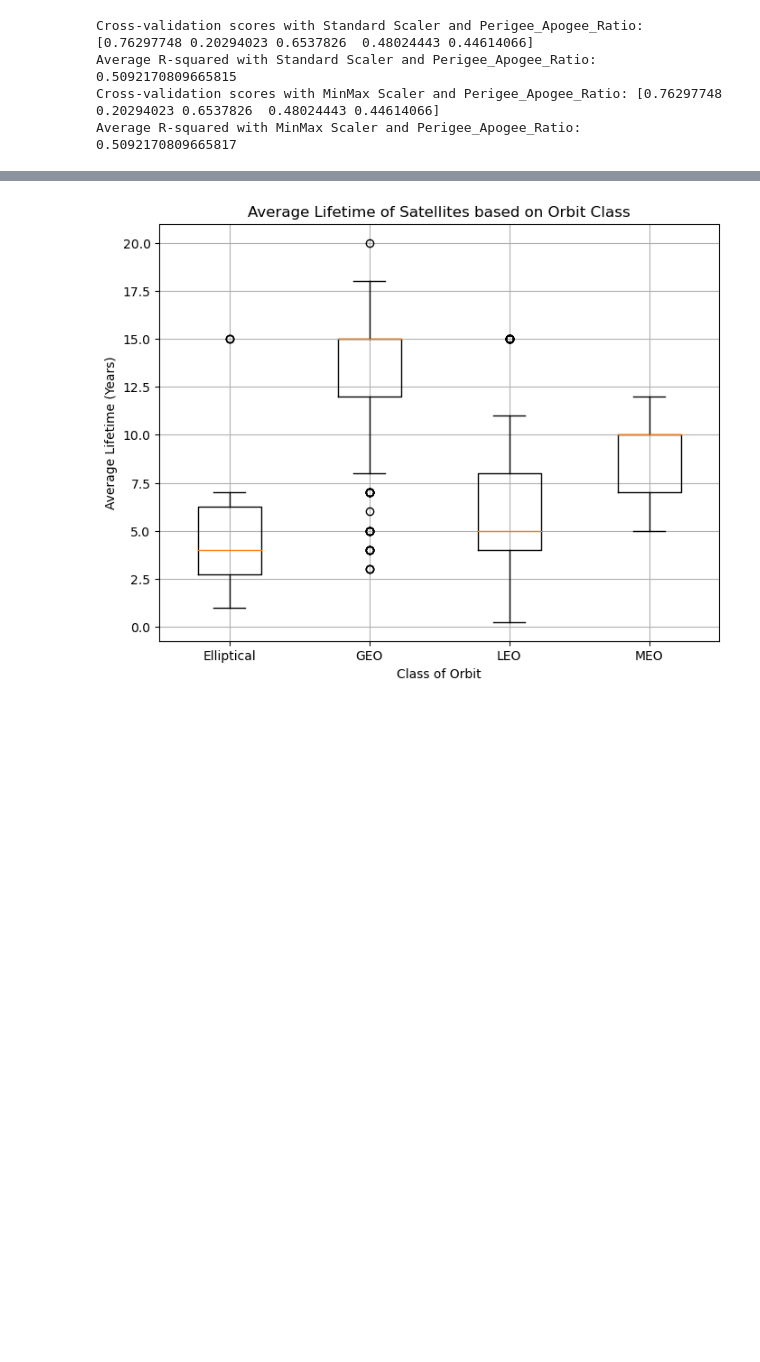
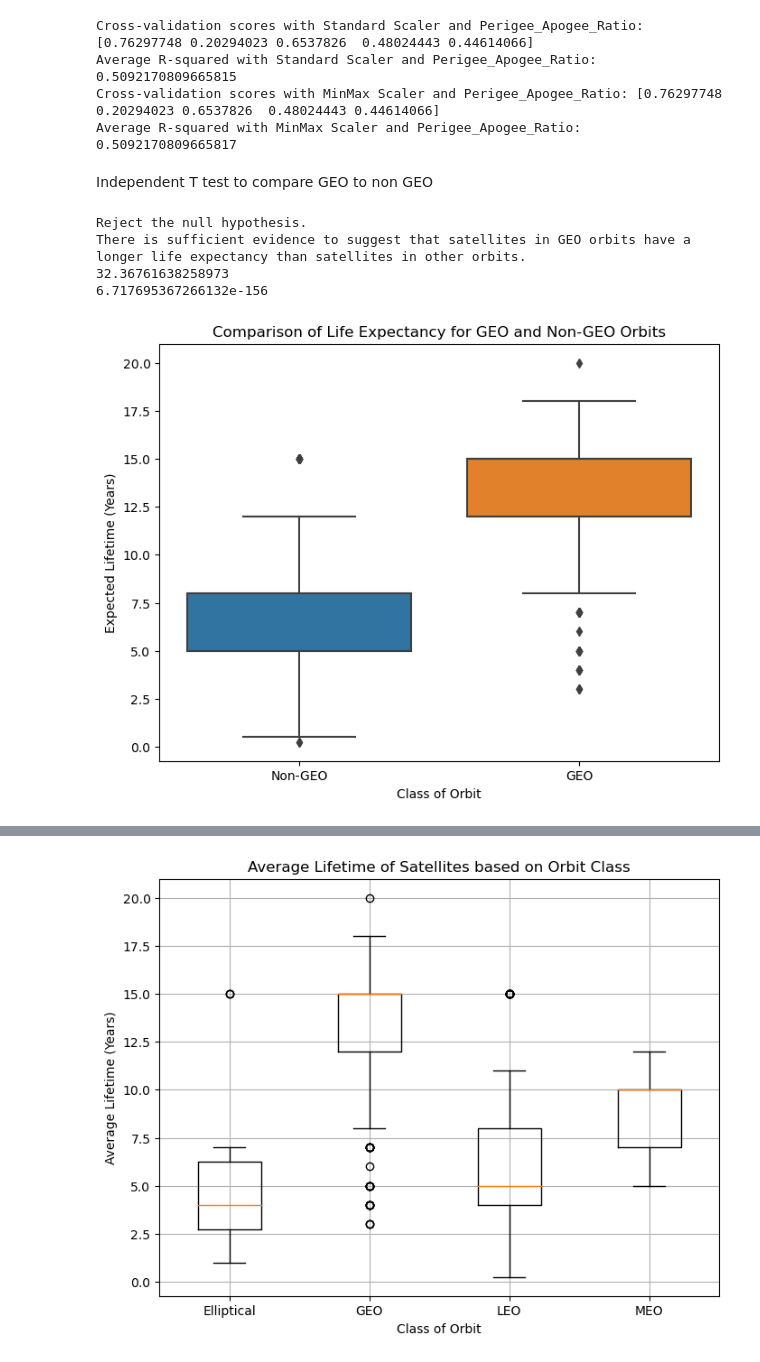
Before and after one commit to joshlynj/active_satellites, a Jupyter notebook: notebooks/EDA.ipynb, the cells around one changed output, grey strips where cells are left out. Cells and saved outputs as stored; diff of their text form; code cells hidden in the pictures; blank space fills up the shorter version.

Commit message:
hypothesis testing!

```diff
--- a/notebooks/EDA.ipynb
+++ b/notebooks/EDA.ipynb
@@ -814,3 +873,41 @@ Cross-validation scores with Standard Scaler and Perigee_Apogee_Ratio: [0.762977
 Average R-squared with Standard Scaler and Perigee_Apogee_Ratio: 0.5092170809665815
 Cross-validation scores with MinMax Scaler and Perigee_Apogee_Ratio: [0.76297748 0.20294023 0.6537826  0.48024443 0.44614066]
 Average R-squared with MinMax Scaler and Perigee_Apogee_Ratio: 0.5092170809665817
+# %% [markdown]
+Independent T test to compare GEO to non GEO
+# %%
+import pandas as pd
+from scipy.stats import ttest_ind
+
+
+data_geo = orbit[orbit['Class of Orbit_GEO'] == 1]['Expected Lifetime (Years)']
+data_non_geo = orbit[orbit['Class of Orbit_GEO'] == 0]['Expected Lifetime (Years)']
+
+statistic, p_value = ttest_ind(data_geo, data_non_geo, alternative='greater')
+
+alpha = 0.05
+
+if p_value < alpha:
+    print("Reject the null hypothesis.")
+    print("There is sufficient evidence to suggest that satellites in GEO orbits have a longer life expectancy than satellites in other orbits.")
+else:
+    print("Fail to reject the null hypothesis.")
+    print("There is no sufficient evidence to suggest that satellites in GEO orbits have a longer life expectancy than satellites in other orbits.")
+
+print(statistic)
+print(p_value)
+# %% [output]
+Reject the null hypothesis.
+There is sufficient evidence to suggest that satellites in GEO orbits have a longer life expectancy than satellites in other orbits.
+32.36761638258973
+6.717695367266132e-156
+# %%
+plt.figure(figsize=(8, 6))
+sns.boxplot(x='Class of Orbit_GEO', y='Expected Lifetime (Years)', data=orbit)
+plt.xticks([0, 1], ['Non-GEO', 'GEO'])
+plt.xlabel('Class of Orbit')
+plt.ylabel('Expected Lifetime (Years)')
+plt.title('Comparison of Life Expectancy for GEO and Non-GEO Orbits')
+plt.show()
+# %% [output]
+[figure, added]
```
Also changed, not shown: parts of 27 cells of this notebook.
